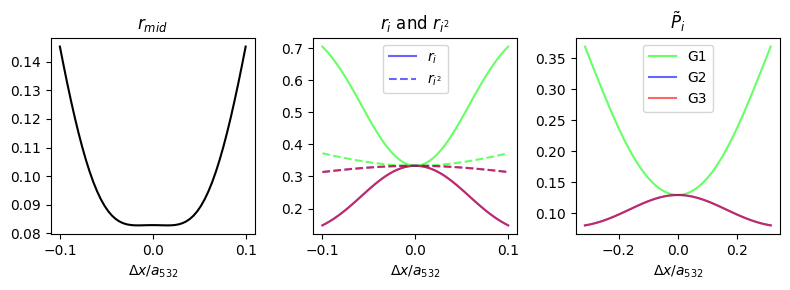
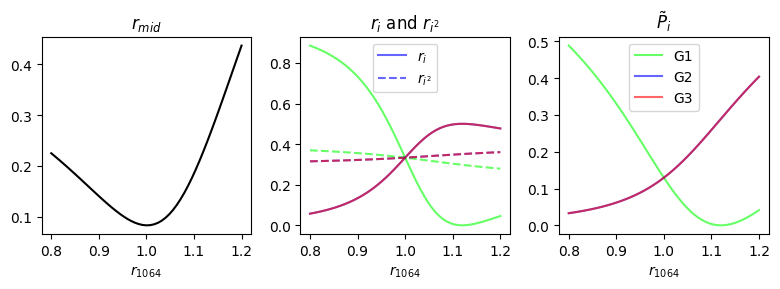
Unified diff of the notebook cell whose output changed from the first chart to the second:
--- before
+++ after
@@ -1,5 +1,5 @@
 if scan_param == "B1_rel_int_1064":
     x_data = param_values
-    str_x_label = r"r_{1064}"
+    str_x_label = r"$r_{1064}$"
 elif scan_param == "phi12":
     x_data = param_values / np.pi
@@ -51,3 +51,3 @@
     fig_ind.tight_layout()
     fig_ind_path = Path(thesis_fig_path, f"kagome_sig_{scan_param}.pdf")
-    fig_ind.savefig(fig_ind_path, format = "pdf", facecolor = "none", dpi = 300)
+    # fig_ind.savefig(fig_ind_path, format = "pdf", facecolor = "none", dpi = 300)

Commit: A bunch of thesis plots